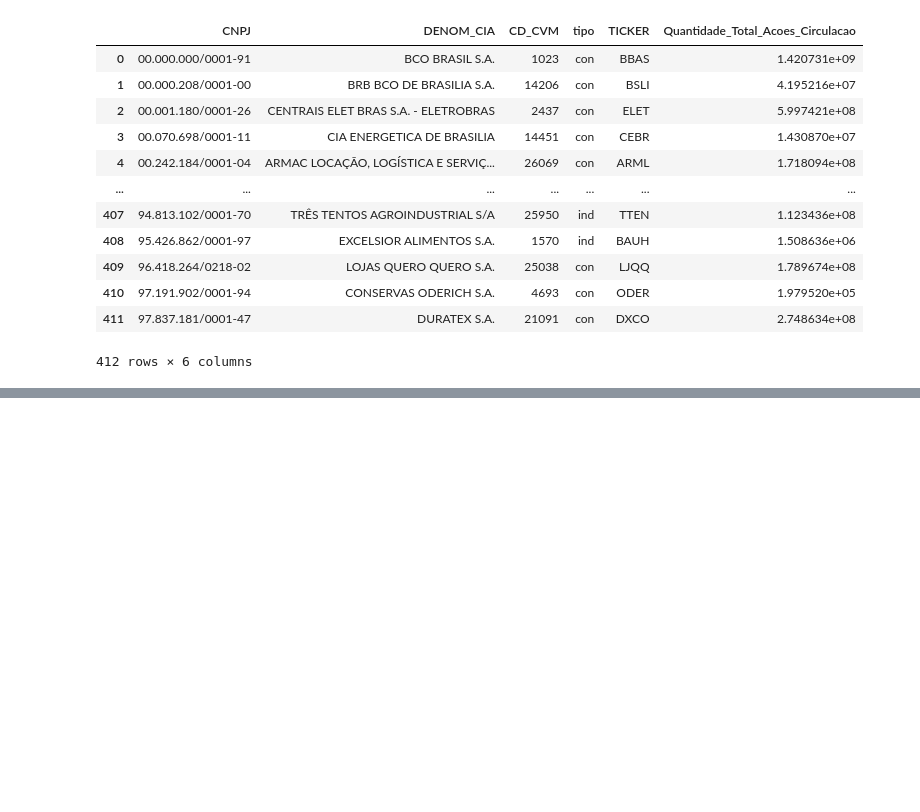
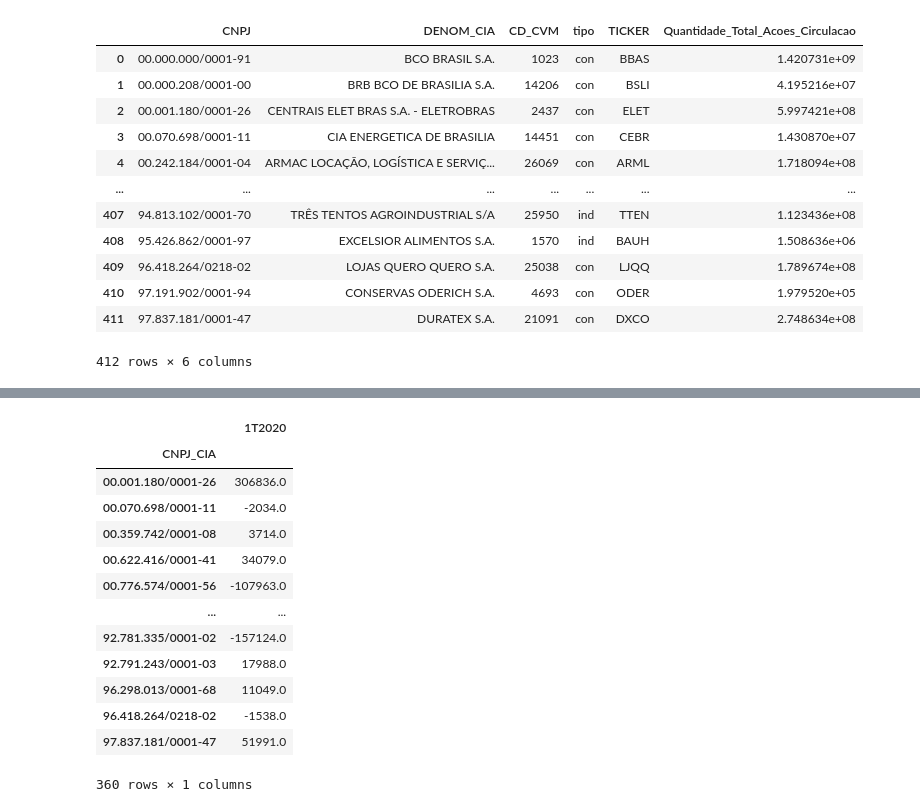
Before and after one commit to ggarmatter/Extrai-dados-CVM, a Jupyter notebook: filtro acoes.ipynb, the cells around one changed output, grey strips where cells are left out. Saved outputs shown, nothing was run; the diff lists cells and outputs as text; code cells hidden in the pictures; blank space fills up the shorter version.

```diff
--- a/filtro acoes.ipynb
+++ b/filtro acoes.ipynb
@@ -535,0 +562,9 @@ dre[((dre.DS_CONTA == 'Lucro/Prejuízo do Período') | (dre.DS_CONTA == 'Lucro o
+# %%
+# cria arquivo dre ind
+tipo = "ind"
+dre = pd.concat([pd.read_csv(f'./Data/processados/dfp_cia_aberta_DRE_{tipo}_{year_0}-{year}.csv', encoding="latin1"),
+                 pd.read_csv(f'./Data/processados/itr_cia_aberta_DRE_{tipo}_{year_0_tri}-{year}.csv', encoding="latin1")],
+               ignore_index=True).drop_duplicates()
+dre = dre[dre["ORDEM_EXERC"] == "ÚLTIMO"]
+dre.set_index("CNPJ_CIA", inplace=True)
+dre
@@ -535,0 +597,23 @@ dre[((dre.DS_CONTA == 'Lucro/Prejuízo do Período') | (dre.DS_CONTA == 'Lucro o
+# %%
+ano = 2020
+tri_fim = "03"
+tri_ini = "01"
+dre[(dre.DT_INI_EXERC == (f"{ano}-{tri_ini}-01")) &
+    (dre.DT_FIM_EXERC.str.contains(f"{ano}-{tri_fim}-3")) &
+    ((dre.DS_CONTA == 'Lucro/Prejuízo do Período') | ((dre.DS_CONTA == 'Lucro/Prejuízo Consolidado do Período')) | (dre.DS_CONTA == 'Lucro ou Prejuízo Líquido Consolidado do Período') | ((dre.DS_CONTA == 'Lucro ou Prejuízo Líquido do Período')))][
+    ["VL_CONTA", "DS_CONTA"]].rename(columns={"VL_CONTA": f"{nome_tri}{ano}"}).drop("DS_CONTA", axis=1)
+# %% [output]
+|  | 1T2020 |
+| CNPJ_CIA |  |
+| 00.001.180/0001-26 | 306836.0 |
+| 00.070.698/0001-11 | -2034.0 |
+| 00.359.742/0001-08 | 3714.0 |
+| 00.622.416/0001-41 | 34079.0 |
+| 00.776.574/0001-56 | -107963.0 |
+| ... | ... |
+| 92.781.335/0001-02 | -157124.0 |
+| 92.791.243/0001-03 | 17988.0 |
+| 96.298.013/0001-68 | 11049.0 |
+| 96.418.264/0218-02 | -1538.0 |
+| 97.837.181/0001-47 | 51991.0 |
+360 rows × 1 columns
```
Also changed, not shown: parts of 14 cells of this notebook.
